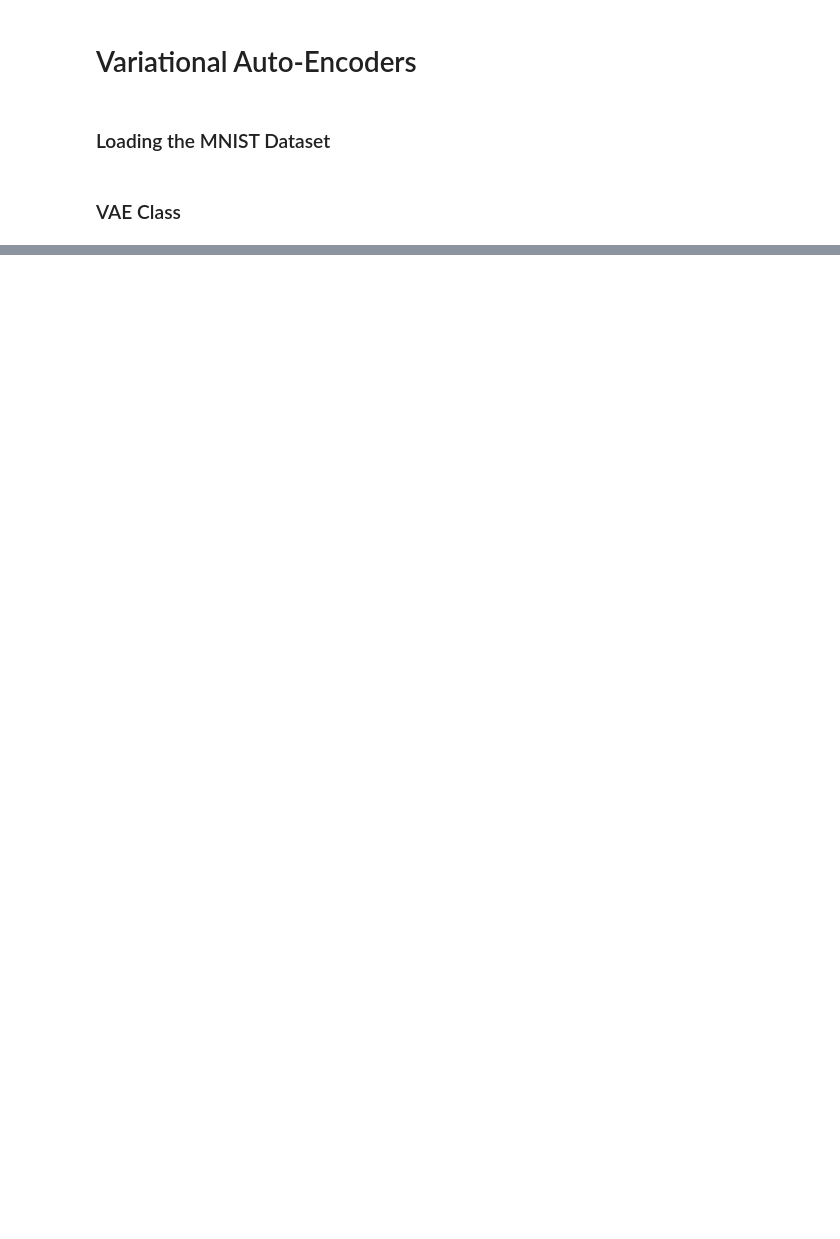
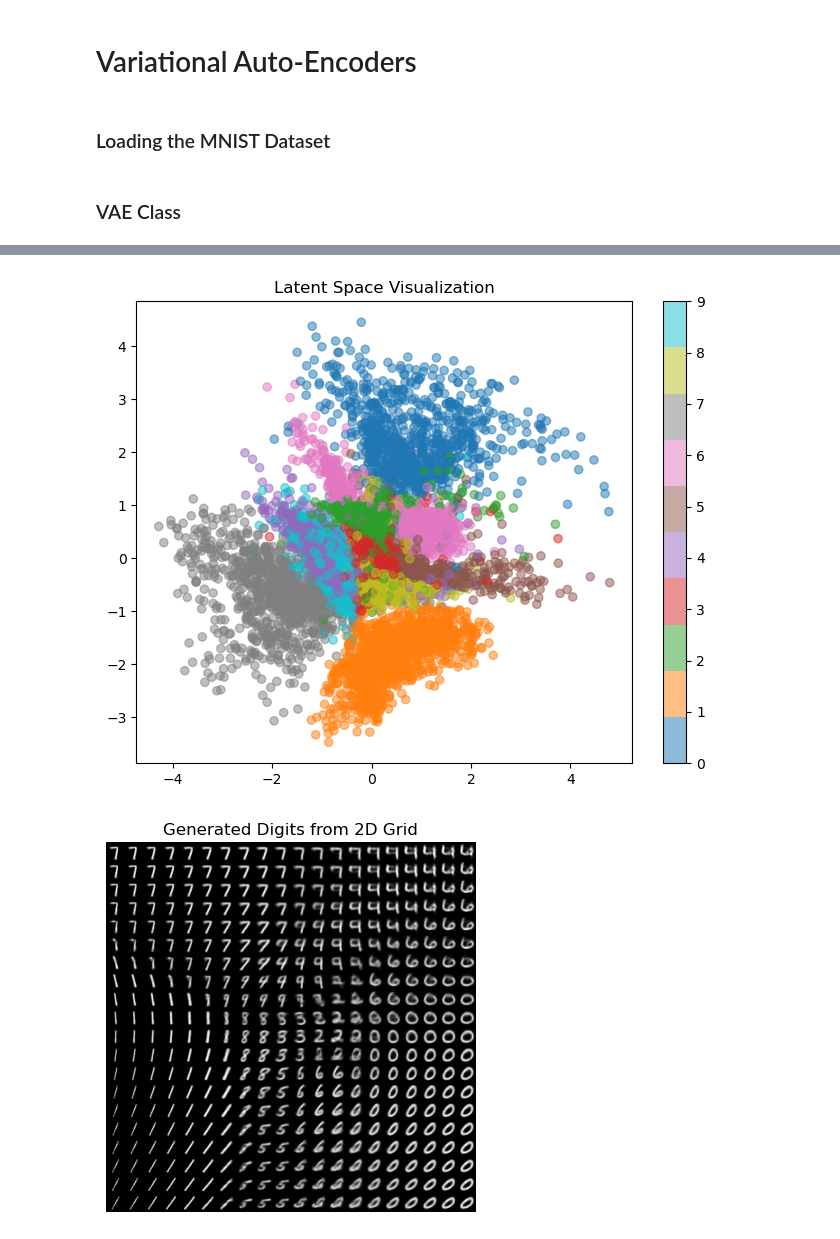
Before and after one commit to anshium/smai-assignment-2, a Jupyter notebook: Q5/vae.ipynb, the cells around one changed output, grey strips where cells are left out. Saved outputs shown, nothing was run; the diff lists cells and outputs as text; code cells hidden in the pictures; blank space fills up the shorter version.

```diff
--- a/Q5/vae.ipynb
+++ b/Q5/vae.ipynb
@@ -14,13 +13,14 @@ from torch.utils.data import DataLoader
 ### Loading the MNIST Dataset
 # %%
 BATCH_SIZE = 100
+epochs = 10
 
 # MNIST Dataset
-train_dataset = datasets.MNIST(root="./mnist_data/", train = True, transform=transforms.ToTensor(), download=True)
-test_dataset = datasets.MNIST(root="./mnist_data/", train = False, transform=transforms.ToTensor(), download=False)
+train_dataset = datasets.MNIST(root="./mnist_data/", train=True, transform=transforms.ToTensor(), download=True)
+test_dataset = datasets.MNIST(root="./mnist_data/", train=False, transform=transforms.ToTensor(), download=False)
 
-train_loader = DataLoader(dataset=train_dataset, batch_size=BATCH_SIZE, shuffle = True)
-test_loader = DataLoader(dataset=test_dataset, batch_size=BATCH_SIZE, shuffle = False)
+train_loader = DataLoader(dataset=train_dataset, batch_size=BATCH_SIZE, shuffle=True)
+test_loader = DataLoader(dataset=test_dataset, batch_size=BATCH_SIZE, shuffle=False)
 # %% [markdown]
 ### VAE Class
 # %%
@@ -147,4 +56,0 @@ def test():
-# %%
-for epoch in range(1, 51):
-    train(epoch)
-    test()
@@ -169,6 +56,0 @@ Train Epoch: 50 [50000/60000 (83%)]     Loss: 141.014219
-# %%
-with torch.no_grad():
-    z = torch.randn(64, 2).cuda()
-    sample = vae.decoder(z).cuda()
-
-    save_image(sample.view(64, 1, 28, 28), './sample_' + '.png')
@@ -174,0 +116,23 @@ with torch.no_grad():
+# %%
+for epoch in range(1, epochs + 1):
+    train(epoch)
+
+visualize_latent_space()
+sample_and_generate()
+
+# Training without Reconstruction Loss
+for epoch in range(1, epochs + 1):
+    train(epoch, use_recon_loss=False)
+visualize_latent_space()
+
+# Training without KL Divergence Loss
+for epoch in range(1, epochs + 1):
+    train(epoch, use_kl_loss=False)
+visualize_latent_space()
+
+# Training with MSE Loss instead of Binary Cross Entropy
+for epoch in range(1, epochs + 1):
+    train(epoch)
+visualize_latent_space()
+sample_and_generate()
+# %% [output]
@@ -174,0 +156,2 @@ with torch.no_grad():
+[figure, added]
+[figure, added]
```
Also changed, not shown: parts of 12 cells of this notebook, 6 other files.
